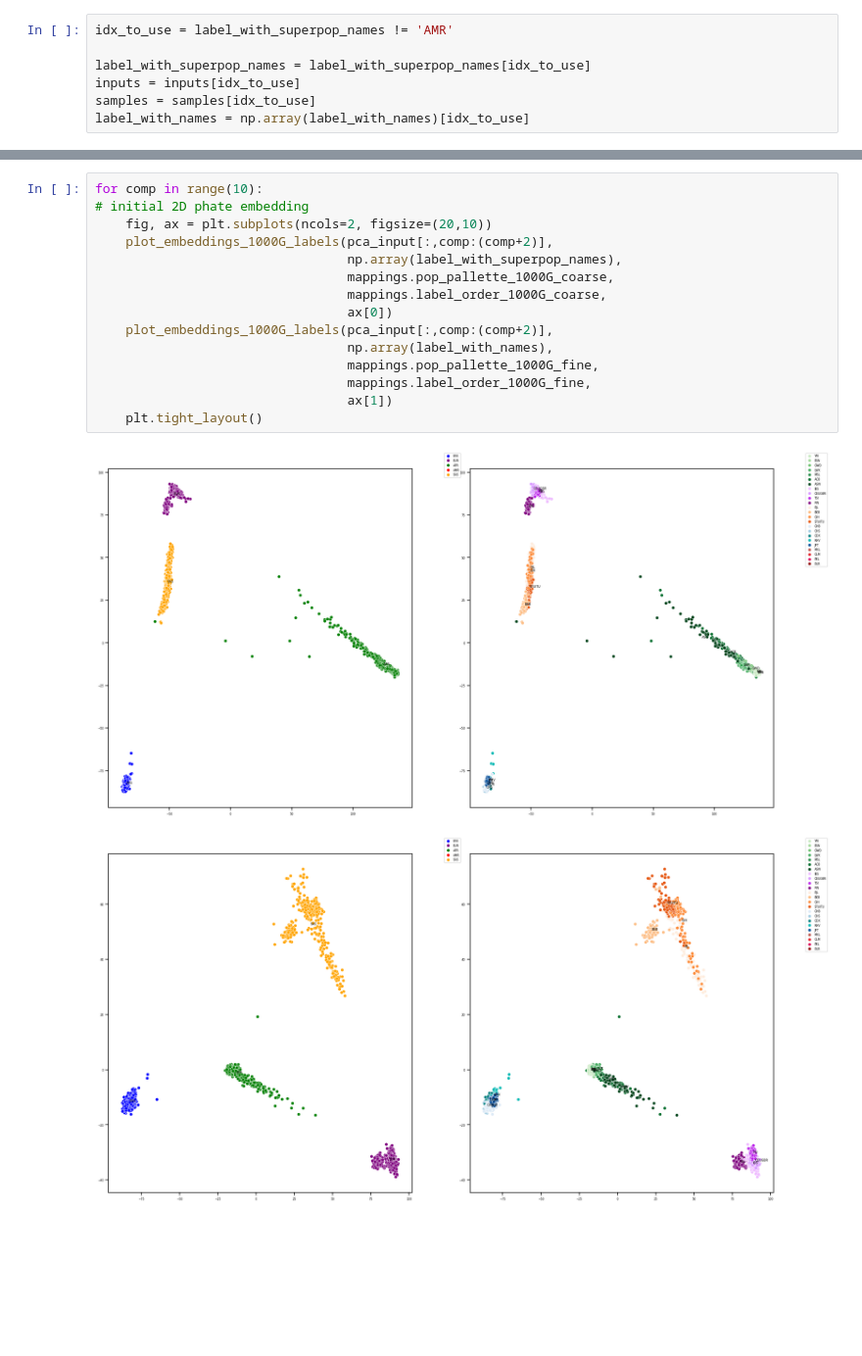
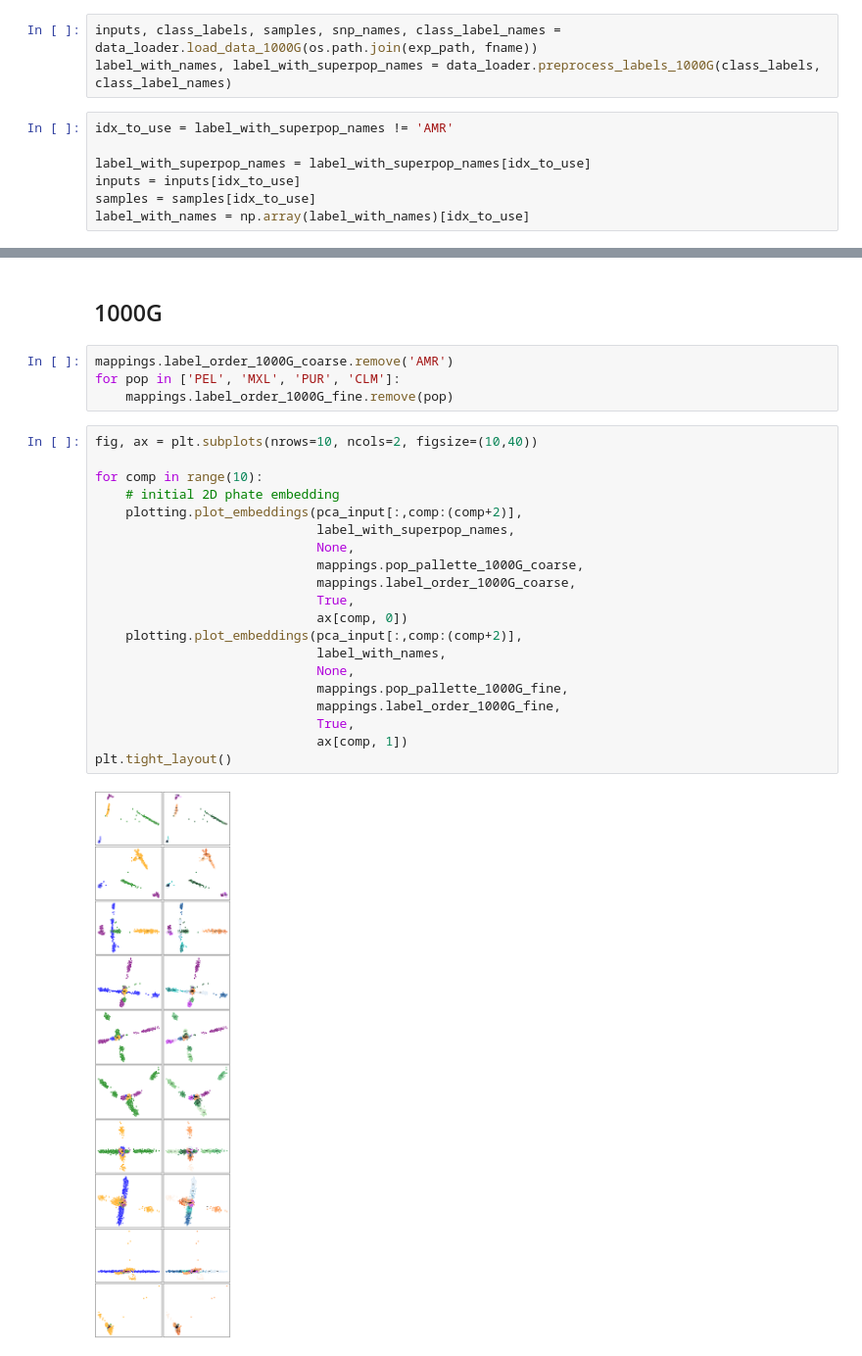
Before and after one commit to latent-reasoning-works/manylatents, a Jupyter notebook: notebooks/phate_noadmix.ipynb, the cells around one changed output, grey strips where cells are left out. Shown at 98% size. Saved outputs shown, nothing was run; the diff lists cells and outputs as text; blank space fills up the shorter version.

```diff
--- a/notebooks/phate_noadmix.ipynb
+++ b/notebooks/phate_noadmix.ipynb
@@ -77,3 +21,6 @@ This time we include all the groups
+# %%
+inputs, class_labels, samples, snp_names, class_label_names = data_loader.load_data_1000G(os.path.join(exp_path, fname))
+label_with_names, label_with_superpop_names = data_loader.preprocess_labels_1000G(class_labels, class_label_names)
 # %%
 idx_to_use = label_with_superpop_names != 'AMR'
 
@@ -92,20 +32,30 @@ for lab in mappings.label_order_1000G_fine:
 pca_obj = sklearn.decomposition.PCA(n_components=100, random_state=42)
 pca_input = pca_obj.fit_transform(inputs)
+# %% [markdown]
+## 1000G
+# %%
+mappings.label_order_1000G_coarse.remove('AMR')
+for pop in ['PEL', 'MXL', 'PUR', 'CLM']:
+    mappings.label_order_1000G_fine.remove(pop)
 # %%
+fig, ax = plt.subplots(nrows=10, ncols=2, figsize=(10,40))
+
 for comp in range(10):
-# initial 2D phate embedding
-    fig, ax = plt.subplots(ncols=2, figsize=(20,10))
-    plot_embeddings_1000G_labels(pca_input[:,comp:(comp+2)],
-                                 np.array(label_with_superpop_names),
-                                 mappings.pop_pallette_1000G_coarse,
-                                 mappings.label_order_1000G_coarse,
-                                 ax[0])
-    plot_embeddings_1000G_labels(pca_input[:,comp:(comp+2)],
-                                 np.array(label_with_names),
-                                 mappings.pop_pallette_1000G_fine,
-                                 mappings.label_order_1000G_fine,
-                                 ax[1])
-    plt.tight_layout()
+    # initial 2D phate embedding
+    plotting.plot_embeddings(pca_input[:,comp:(comp+2)],
+                             label_with_superpop_names,
+                             None,
+                             mappings.pop_pallette_1000G_coarse,
+                             mappings.label_order_1000G_coarse,
+                             True,
+                             ax[comp, 0])
+    plotting.plot_embeddings(pca_input[:,comp:(comp+2)],
+                             label_with_names,
+                             None,
+                             mappings.pop_pallette_1000G_fine,
+                             mappings.label_order_1000G_fine,
+                             True,
+                             ax[comp, 1])
+plt.tight_layout()
 # %% [output]
-[figure, old version]
+[figure, new version]
-[figure, removed]
```
Also changed, not shown: parts of 12 cells of this notebook, 31 other files.
